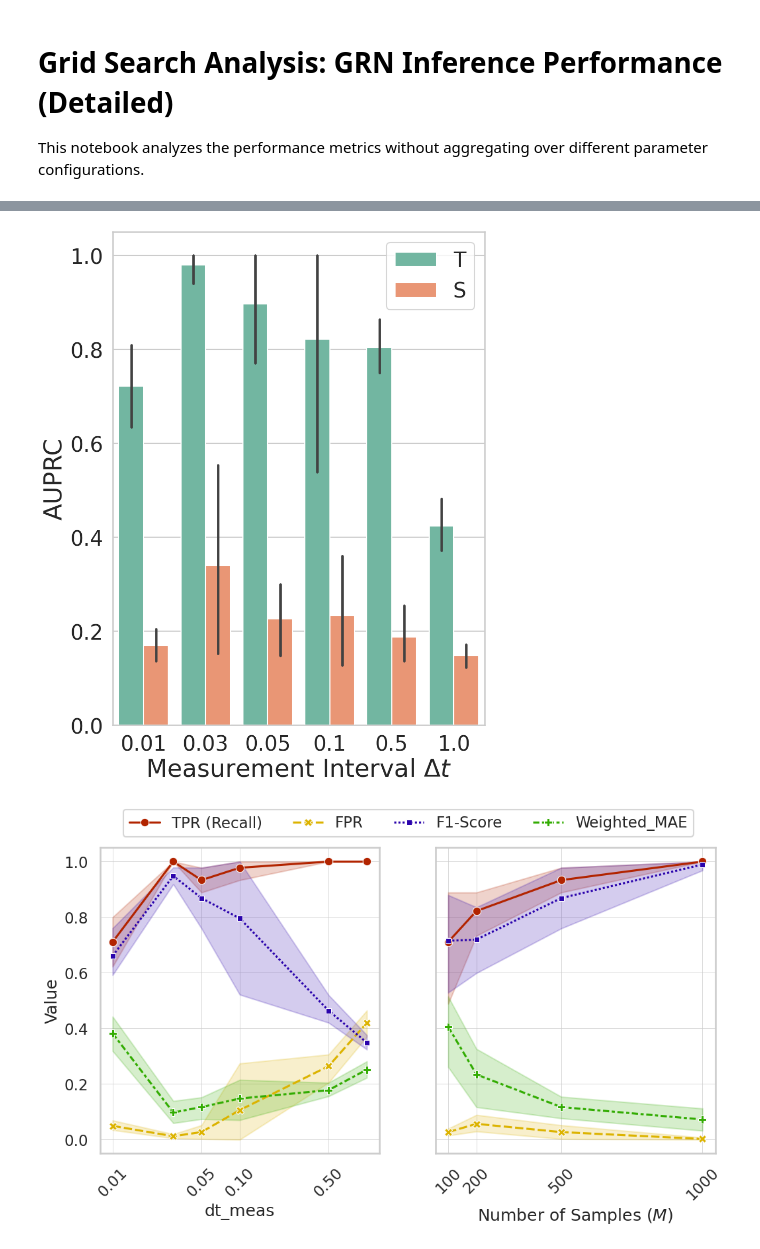
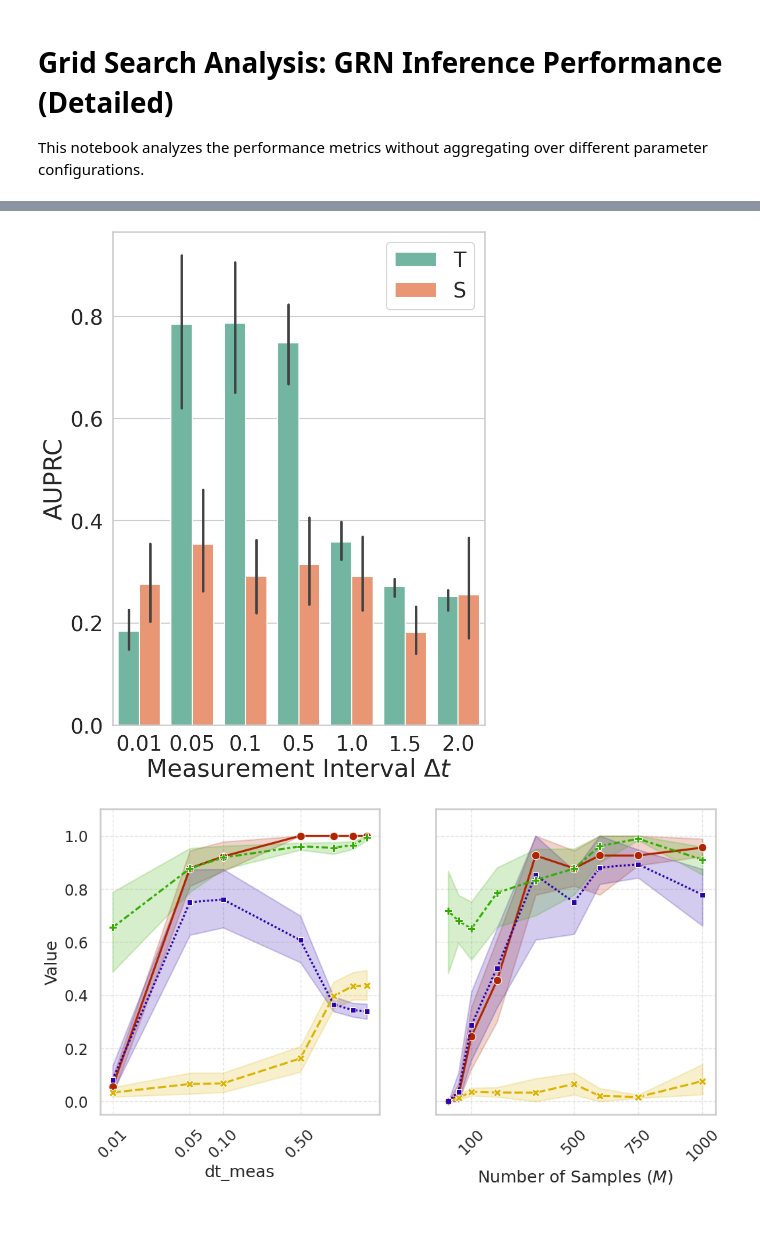
Before and after one commit to CoMuNeLab/Onsager_Machlup_Inf, a Jupyter notebook: Grid_Search_Analysis.ipynb, the cells around one changed output, grey strips where cells are left out. Drawn from its saved outputs; the diff is of its cells as text; code cells hidden in the pictures; blank space fills up the shorter version.

Commit message:
- updated Grid saerch with ER and SF, all plots for the article

```diff
--- a/Grid_Search_Analysis.ipynb
+++ b/Grid_Search_Analysis.ipynb
@@ -12,8 +12,13 @@ import os
 sns.set_theme(style='whitegrid', context='talk')
 os.makedirs('images/detailed', exist_ok=True)
 # %%
+network_type = "SF" # "ER" or "SF"
+
 # Load data
-df = pd.read_csv('results/grid_results/performance_metrics.csv')
+if network_type == "ER":
+    df = pd.read_csv('results/grid_results_er/performance_metrics.csv')
+elif network_type == "SF":
+    df = pd.read_csv('results/grid_results/performance_metrics.csv')
 # We no longer drop duplicates because we want to keep all trials for seaborn to calculate confidence intervals
 # df = df.drop_duplicates(subset=['dt_meas', 'M_pairs', 't_window_start', 't_window_end', 'N'], keep='last')
 
@@ -32,3 +37,5 @@ df = df.reset_index(drop=True)
 numeric_cols = ['TP', 'FP', 'FN', 'TN', 'TPR (Recall)', 'FPR', 'Precision', 'F1-Score', 'SHD']
 for col in numeric_cols:
     df[col] = pd.to_numeric(df[col], errors='coerce')
+
+print("Columns:", ', '.join(df.columns))
@@ -105,4 +97,4 @@ plt.legend(loc='upper right', fontsize=fontsize)
 plt.savefig('images/detailed/transient_vs_stationary_fixed.png', dpi=300, bbox_inches='tight')
 plt.show()
 # %% [output]
-[figure, old version]
+[figure, new version]
@@ -127,7 +107,7 @@ df_dt = df[(df['M_pairs'] == 500) & (df['Regime'] == fixed_Regime) & (df['N'] ==
 # Include MAE in the comparison
 df_melted = df_dt.melt(
     id_vars=['dt_meas'],
-    value_vars=['TPR (Recall)', 'FPR', 'F1-Score', 'Weighted_MAE'],
+    value_vars=['TPR (Recall)', 'FPR', 'F1-Score', 'Spearman'],
     var_name='Metric',
     value_name='Score'
 )
@@ -139,53 +119,54 @@ ax = axs[0]
 sns.lineplot(
     data=df_melted, x='dt_meas', y='Score',
     hue='Metric', style='Metric',
-    markers=True, err_style='band', ax=ax,
+    markers=True, err_style='band', ax=ax, legend=False,
     palette=["#b22400", "#dcb300", "#2a03ac", "#32ac02"]
 )
 
 ax.set_xlabel('dt_meas')
 ax.set_ylabel('Value')
+ax.set_ylim([-0.05, 1.1])
 ax.set_xscale('log')
 ax.set_xticks([0.01, 0.05, 0.1, 0.5])
 ax.tick_params(axis='x', rotation=45)
 ax.get_xaxis().set_major_formatter(plt.ScalarFormatter())
-ax.grid(lw=0.5)
-ax.legend(bbox_to_anchor=(2.15, 1.15), ncol=4)
+ax.grid(lw=1.0, ls="--", alpha=0.5)
+#ax.legend(bbox_to_anchor=(1.5, 1.15), ncol=4)
 
 # Choose a specific configuration: M_pairs=500, Regime=Transient, N=10
 fixed_Regime = 'T'
 fixed_N = 10
 df_dt = df[(df['dt_meas'] == 0.05) & (df['Regime'] == fixed_Regime) & (df['N'] == fixed_N)]
 
 # Include MAE in the comparison
 df_melted = df_dt.melt(
     id_vars=['M_pairs'],
-    value_vars=['TPR (Recall)', 'FPR', 'F1-Score', 'Weighted_MAE'],
+    value_vars=['TPR (Recall)', 'FPR', 'F1-Score', 'Spearman'],
     var_name='Metric',
     value_name='Score'
 )
 
 ax = axs[1]
 sns.lineplot(
     data=df_melted, x='M_pairs', y='Score',
     hue='Metric', style='Metric',
     markers=True, err_style='band', ax=ax, legend=False,
     palette=["#b22400", "#dcb300", "#2a03ac", "#32ac02"]
 )
 
 ax.set_xlabel(r'Number of Samples ($M$)')
 ax.set_ylabel('')
-#ax.set_xscale('log')
-ax.set_xticks([100, 200, 500, 1000])
+ax.set_ylim([-0.05, 1.1])
+ax.set_xticks([100, 500,750, 1000])
 ax.tick_params(axis='x', rotation=45)
 ax.set_yticks(np.arange(0,1.1,0.2))
 ax.set_yticklabels([])
-ax.grid(lw=0.5)
+ax.grid(lw=1.0, ls="--", alpha=0.5)
 ax.get_xaxis().set_major_formatter(plt.ScalarFormatter())
 #ax.set_title(f'TPR, FPR, F1-Score, and MAE vs dt_meas (Fixed M={fixed_M}, Regime={fixed_Regime}, N={fixed_N})')
 #plt.tight_layout()
 
 plt.savefig('images/detailed/metrics_comparison_single_N.png', dpi=300, bbox_inches='tight')
 plt.show()
 # %% [output]
-[figure, old version]
+[figure, new version]
```
Also changed, not shown: parts of 17 cells of this notebook.
